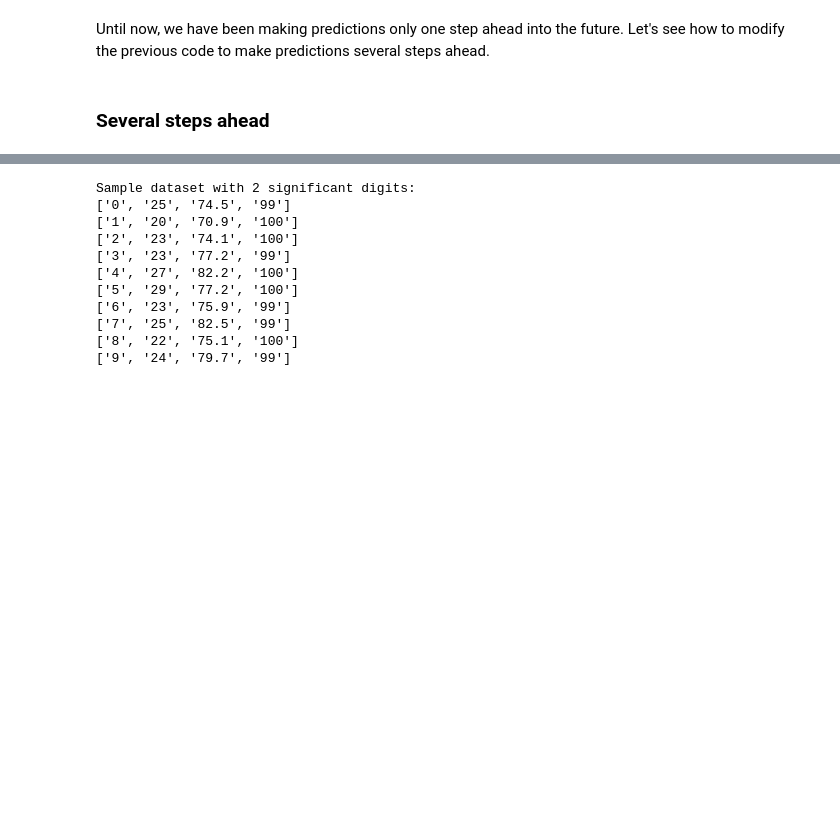
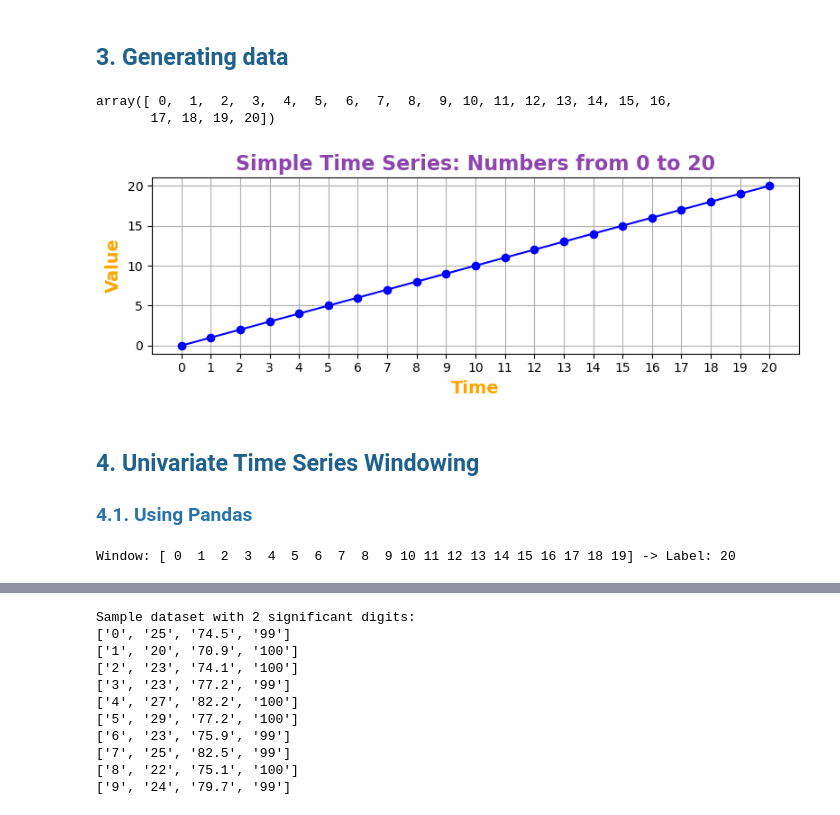
Before and after one commit to MNGARCIA085/Time-Series-with-Deep-Leaning, a Jupyter notebook: Base/Windowing a dataset.ipynb, the cells around one changed output, grey strips where cells are left out. Cells and saved outputs as stored; diff of their text form; code cells hidden in the pictures; blank space fills up the shorter version.

Commit message:
more about windowing

```diff
--- a/Base/Windowing a dataset.ipynb
+++ b/Base/Windowing a dataset.ipynb
@@ -167,4 +44,32 @@ y =  [ 4  7  9 10  6  5  8]
-# %% [markdown]
-Until now, we have been making predictions only one step ahead into the future. Let's see how to modify the previous code to make predictions several steps ahead.
-# %% [markdown]
-### Several steps ahead
+# %% [markdown]
+<a name="3"></a>
+## <font color='#1f618d'> <b> 3. Generating data </font> </b>
+# %%
+# Create a simple time series dataset: numbers from 0 to 50
+series = np.arange(21)  # Generate numbers from 0 to 20
+time = np.arange(len(series))  # Time index (0 to 50)
+# %%
+series
+# %% [output]
+array([ 0,  1,  2,  3,  4,  5,  6,  7,  8,  9, 10, 11, 12, 13, 14, 15, 16,
+       17, 18, 19, 20])
+# %%
+# Plot the data
+plt.figure(figsize=(8, 3))
+plt.plot(time, series, marker='o', color='blue', linestyle='-')
+plt.title('Simple Time Series: Numbers from 0 to 20', fontsize=16, fontweight='bold', color='#8e44ad')
+plt.xlabel('Time', fontsize=14, fontweight='bold', color='orange')
+plt.ylabel('Value', fontsize=14, fontweight='bold', color='orange')
+plt.xticks(time)  # Set x-ticks to be the same as the time values for clarity
+plt.grid(True)
+plt.tight_layout()  # Adjust layout to prevent clipping of ylabel
+plt.show()
+# %% [output]
+[figure, added]
+# %% [markdown]
+<a name="4"></a>
+## <font color='#1f618d'> <b> 4. Univariate Time Series Windowing </font> </b>
+
+
+<a name="4.1"></a>
+### <font color='#2874a6'> <b> 4.1. Using Pandas </font> </b>
@@ -170,0 +96,5 @@ Until now, we have been making predictions only one step ahead into the future.
+# %%
+test_window, test_label = get_labelled_windows(tf.expand_dims(series, axis=0), horizon=HORIZON)
+print(f"Window: {tf.squeeze(test_window).numpy()} -> Label: {tf.squeeze(test_label).numpy()}")
+# %% [output]
+Window: [ 0  1  2  3  4  5  6  7  8  9 10 11 12 13 14 15 16 17 18 19] -> Label: 20
```
Also changed, not shown: parts of 53 cells of this notebook.
